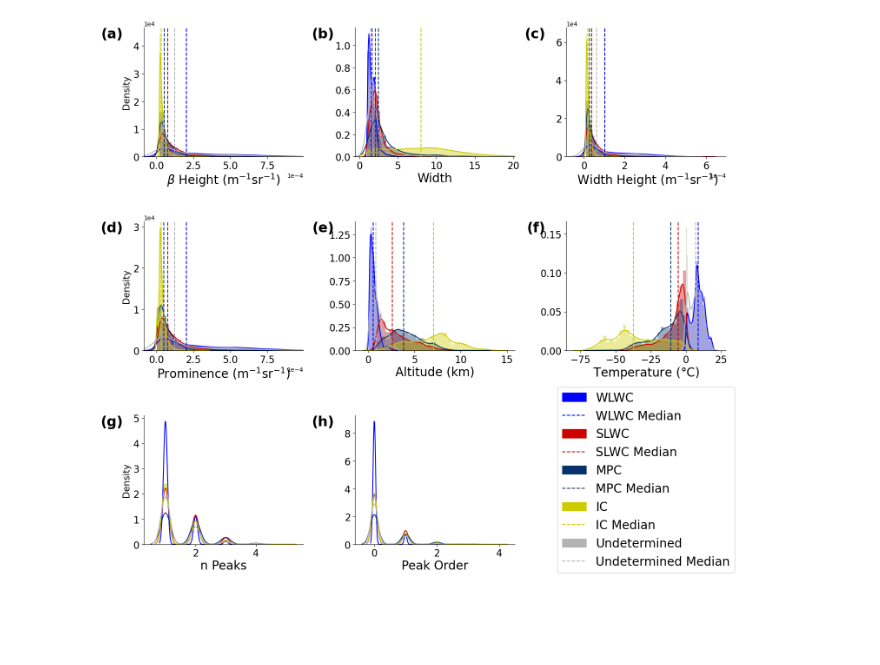
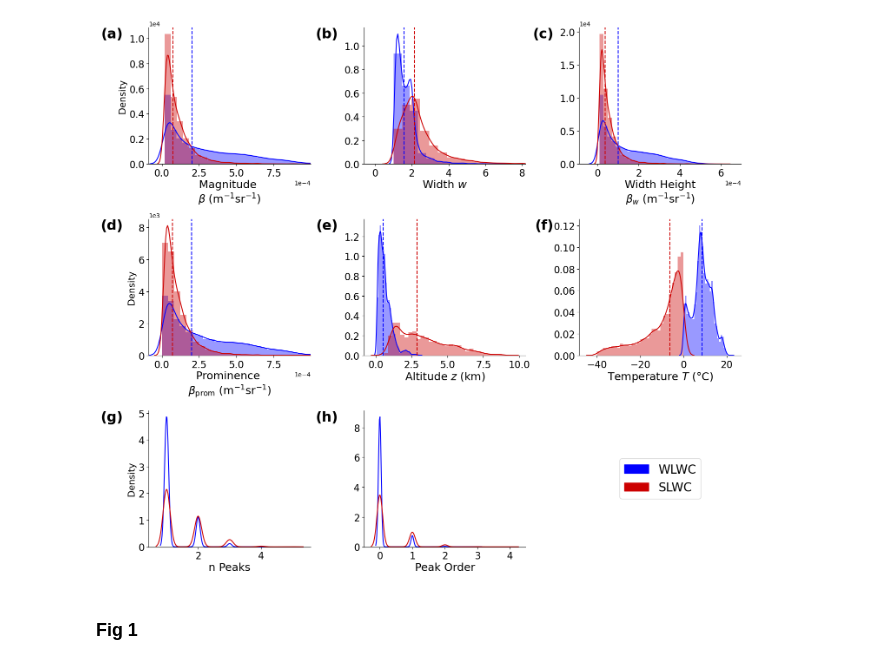
Before and after one commit to luke-whitehead/01_SLW_xgb, a Jupyter notebook: 105_training_dataset_analysis.ipynb, the cells around one changed output. Cells and saved outputs as stored; diff of their text form; code cells hidden in the pictures; blank space fills up the shorter version.

```diff
--- a/105_training_dataset_analysis.ipynb
+++ b/105_training_dataset_analysis.ipynb
@@ -13,8 +13,9 @@ import seaborn as sns
 
 
 data_dir = '/home/lukeew/Local_work/data/01_SLW_xgb'
-refrence_dir = data_dir + '/CHCH_v3_reference/'
+refrence_dir = data_dir + '/CHCH_v6_reference/'
 reference_mask_dir = refrence_dir + 'processed{}/'
+output_dir = data_dir + '/CHCH_v6_model/figures/peaks/'
 # %%
 infile = refrence_dir + 'peaks_training_df.csv'
 peaks_df = pd.read_csv(infile, index_col=[0])
@@ -27,11 +28,7 @@ print('  <--- ' + infile)
 peaks_df = peaks_df.dropna() # removes NaNs (e.g. no temperature data, so bad classification)
 
 # Exclude case study dates from training dataset
-exclusion_dates = [
-    20210518,
-    20210605,
-    ]
-
-peaks_df = peaks_df[~peaks_df['date'].isin(exclusion_dates)]
+eval_dates = [20211117, 20210904, 20211028, 20210529, 20211110, 20211129, 20210605, 20210808, 20210519, 20210704, 20211110, 20210707, 20210618, 20211102, 20210514]
+peaks_df = peaks_df[~peaks_df['date'].isin(eval_dates)]
 
 peaks_df = peaks_df.reset_index(drop=True)
@@ -61,6 +138,10 @@ slwc_peaks = peaks_df.query('slwc_target == 1')
 slcc_peaks = peaks_df.query('slcc_target == 1')
 # no_slcc_peaks = peaks_df.query('slcc_target == 0')
 
+
+liq_peaks = peaks_df.query('slwc_target == 1 | wlwc_target == 1')
+non_liq_peaks = peaks_df.query('(slwc_target == 0 & wlwc_target == 0) & undet_target == 0')
+
 mpc_peaks = peaks_df.query('mpc_target == 1')
 
 
@@ -82,8 +298,8 @@ fig, axes = plt.subplots(3,3, figsize=(15,13))
 var_list = ['peak_magnitude', 'peak_width', 'peak_width_height',
         'peak_prominence', 'peak_alt', 'peak_temp', 'num_peaks','peak_order',]
 
-units_list = ['$\\beta$ Height (m$^{-1}$sr$^{-1}$)', 'Width', ' Width Height (m$^{-1}$sr$^{-1}$)',
-        'Prominence (m$^{-1}$sr$^{-1}$)', 'Altitude (km)', 'Temperature ($\\degree$C)', 'n Peaks','Peak Order',]
+units_list = ['Magnitude \n$\\beta$ (m$^{-1}$sr$^{-1}$)', 'Width $w$', ' Width Height \n$\\beta_w$ (m$^{-1}$sr$^{-1}$)',
+        'Prominence \n$\\beta_{\\text{prom}}$ (m$^{-1}$sr$^{-1}$)', 'Altitude $z$ (km)', 'Temperature $T$ ($\\degree$C)', 'n Peaks','Peak Order',]
 
 letters='abcdefgh'
 
@@ -100,24 +316,33 @@ for i,var in enumerate(var_list):
     if var in ['num_peaks','peak_order']:
         sns.distplot(wlcw_peaks[var],label='WLWC',ax=ax, color=c3,bins=30,hist=False)
         sns.distplot(slwc_peaks[var],label='SLWC',ax=ax, color=c2,bins=30,hist=False)
-        sns.distplot(mpc_peaks[var],label='MPC',ax=ax, color=c1,bins=30,hist=False)
-        sns.distplot(ic_peaks[var],label='IC',ax=ax, color=c4,bins=30,hist=False)
-        sns.distplot(u_peaks[var],label='Un',ax=ax, color=c5,bins=30,hist=False)
+
+        # sns.distplot(wlcw_peaks[var],label='WLWC',ax=ax, color=c3,bins=30,hist=False)
+        # sns.distplot(slwc_peaks[var],label='SLWC',ax=ax, color=c2,bins=30,hist=False)
+        # sns.distplot(mpc_peaks[var],label='MPC',ax=ax, color=c1,bins=30,hist=False)
+        # sns.distplot(ic_peaks[var],label='IC',ax=ax, color=c4,bins=30,hist=False)
+        # sns.distplot(u_peaks[var],label='Un',ax=ax, color=c5,bins=30,hist=False)
     else:
         sns.distplot(wlcw_peaks[var],label='WLWC',ax=ax, color=c3,bins=30)
         sns.distplot(slwc_peaks[var],label='SLWC',ax=ax, color=c2,bins=30)
-        sns.distplot(mpc_peaks[var],label='MPC',ax=ax, color=c1,bins=30)
-        sns.distplot(ic_peaks[var],label='IC',ax=ax, color=c4,bins=30)
-        sns.distplot(u_peaks[var],label='Un',ax=ax, color=c5,bins=30)
+
+        # sns.distplot(wlcw_peaks[var],label='WLWC',ax=ax, color=c3,bins=30)
+        # sns.distplot(slwc_peaks[var],label='SLWC',ax=ax, color=c2,bins=30)
+        # sns.distplot(mpc_peaks[var],label='MPC',ax=ax, color=c1,bins=30)
+        # sns.distplot(ic_peaks[var],label='IC',ax=ax, color=c4,bins=30)
+        # sns.distplot(u_peaks[var],label='Un',ax=ax, color=c5,bins=30)
 
         ax.axvline(np.nanmedian(wlcw_peaks[var]),c=c3,linestyle='--', label='WLWC Median')
         ax.axvline(np.nanmedian(slwc_peaks[var]),c=c2,linestyle='--', label='SLWC Median')
-        ax.axvline(np.nanmedian(mpc_peaks[var]),c=c1,linestyle='--', label='MPC Median')
-        ax.axvline(np.nanmedian(ic_peaks[var]),c=c4,linestyle='--', label='IC Median')
-        ax.axvline(np.nanmedian(u_peaks[var]),c=c5,linestyle='--', label='Undetermined Median')
+
+        # ax.axvline(np.nanmedian(wlcw_peaks[var]),c=c3,linestyle='--', label='WLWC Median')
+        # ax.axvline(np.nanmedian(slwc_peaks[var]),c=c2,linestyle='--', label='SLWC Median')
+        # ax.axvline(np.nanmedian(mpc_peaks[var]),c=c1,linestyle='--', label='MPC Median')
+        # ax.axvline(np.nanmedian(ic_peaks[var]),c=c4,linestyle='--', label='IC Median')
+        # ax.axvline(np.nanmedian(u_peaks[var]),c=c5,linestyle='--', label='Undetermined Median')
 
     unit = units_list[i]
-    ax.set_xlabel(unit,fontsize=20,labelpad=2)
+    ax.set_xlabel(unit,fontsize=18,labelpad=2)
     # ax.set_title(var,fontsize=20)
 
     ax.ticklabel_format(axis='both',style='sci',scilimits=(-2,2))
@@ -131,7 +356,7 @@ for i,var in enumerate(var_list):
     else:
         ax.set_ylabel(' ')
 
-    ax.text(-0.13,1,'({})'.format(letters[i]),fontsize=23,transform=ax.transAxes,ha='right',va='top',weight='semibold')
+    ax.text(-0.16,1,'({})'.format(letters[i]),fontsize=23,transform=ax.transAxes,ha='right',va='top',weight='semibold')
 
 
 # print(axes[0,2].get_xlim())
@@ -141,27 +366,32 @@ axes[0,0].set_xlim(-8.789452652380182e-05, 0.0009970278532549434) #height
 axes[0,2].set_xlim(-8.789452652380182e-05, 0.0006970278532549434) #width height
 axes[1,0].set_xlim(-8.789452652380182e-05, 0.0009970278532549434) #prom
 
-axes[0,1].set_xlim(-0.6,20.2) # width
+axes[0,1].set_xlim(-0.6,8.2) # width
 # axes[1,1].set_xlim(-1,9) # altitude
 
 axes[2,2].axis('off')
 
-colour_labels = ['WLWC','SLWC','MPC', 'IC', 'Undetermined']
-patch_colors = [ c3,c2,c1, c4, c5]
-patches_colours = [ mpatches.Patch(color=patch_colors[i], label=colour_labels[i] ) for i in range(5) ]
+colour_labels = ['WLWC','SLWC']
+patch_colors = [ c3,c2]
+patches_colours = [ mpatches.Patch(color=patch_colors[i], label=colour_labels[i] ) for i in range(2) ]
 
-linestyle_labels = ['WLWC Median', 'SLWC Median','MPC Median','IC Median', 'Undetermined Median']
-patches_lines = [mlines.Line2D([],[],color=patch_colors[i],linestyle='dashed', label=linestyle_labels[i]) for i in range(5)]
-patches = [patches_colours[0]] + [patches_lines[0]] + [patches_colours[1]] + [patches_lines[1]]  + [patches_colours[2]] + [patches_lines[2]] + [patches_colours[3]] + [patches_lines[3]] + [patches_colours[4]] + [patches_lines[4]]
-# patches = patches_colours + patches_lines
+# colour_labels = ['WLWC','SLWC','MPC', 'IC', 'Undetermined']
+# patch_colors = [ c3,c2,c1, c4, c5]
+# patches_colours = [ mpatches.Patch(color=patch_colors[i], label=colour_labels[i] ) for i in range(5) ]
+
+# linestyle_labels = ['WLWC Median', 'SLWC Median','MPC Median','IC Median', 'Undetermined Median']
+# patches_lines = [mlines.Line2D([],[],color=patch_colors[i],linestyle='dashed', label=linestyle_labels[i]) for i in range(5)]
+# patches = [patches_colours[0]] + [patches_lines[0]] + [patches_colours[1]] + [patches_lines[1]]  + [patches_colours[2]] + [patches_lines[2]] + [patches_colours[3]] + [patches_lines[3]] + [patches_colours[4]] + [patches_lines[4]]
+patches = patches_colours
 axes[2,2].legend(handles=patches, loc='center', fontsize=20)#,borderaxespad=0. )
 
 # plt.text(0.2,0.65,'# Liquid peaks   =    '+ str(len(LCC_peaks)),transform=axes[2,2].transAxes,fontsize=17)
 # plt.text(0.2,0.55,'# Ice peaks = '+ str(len(ICC_peaks)),transform=axes[2,2].transAxes,fontsize=17)
 plt.tight_layout()
 
-# output_fpath = 'S://atmos_disk//Luke_W_480//MPL_Christchurch_2021//D//feature_dist/kde_all_update'
-plt.show()
+output_fpath = output_dir+'feature_dist_wlwc_slwc_med.png'
+plt.savefig(output_fpath, dpi=150)
+# plt.show()
 # %% [output]
 `distplot` is a deprecated function and will be removed in seaborn v0.14.0.
 
@@ -183 +413,3 @@ https://gist.github.com/mwaskom/de44147ed2974457ad6372750bbe5751
-[figure, old version]
+[figure, new version]
+# %% [markdown]
+### Fig 1
```
Also changed, not shown: parts of 21 cells of this notebook, 17 other files.
